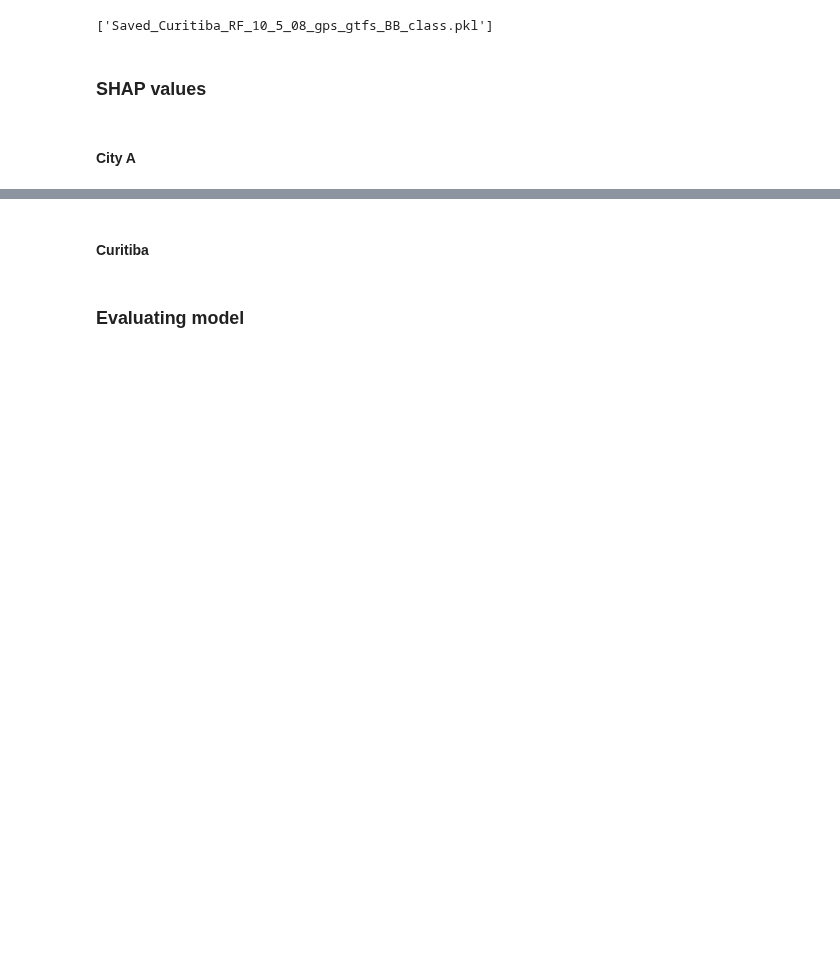
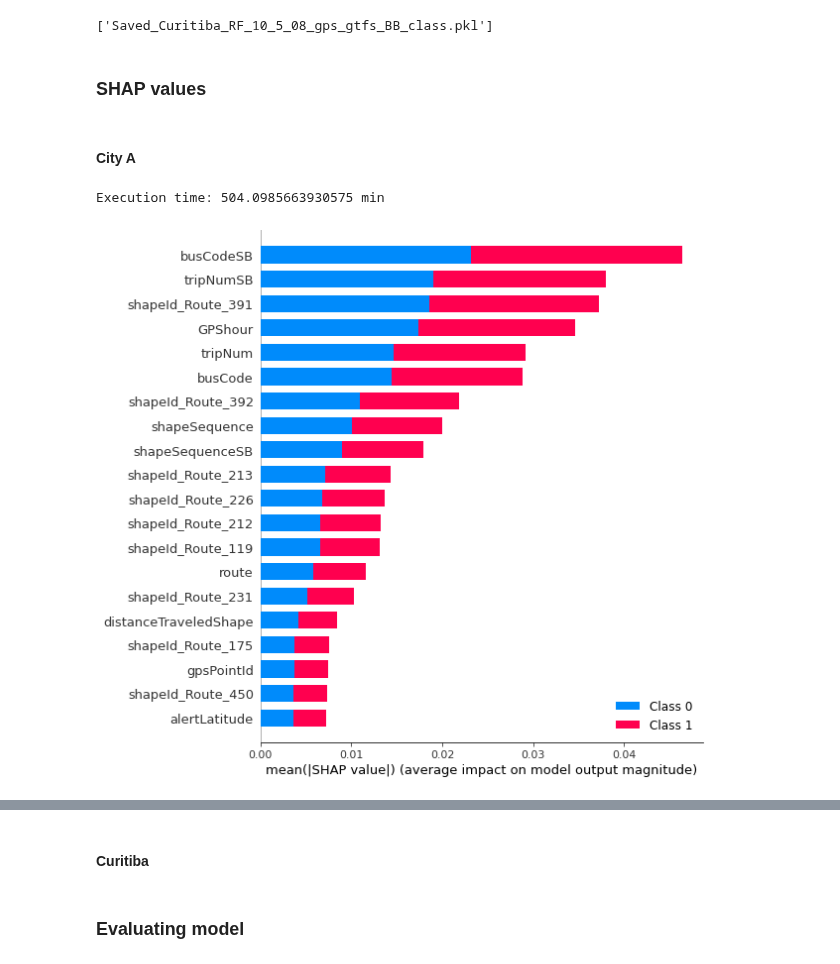
Before and after one commit to veruskasantos/INESProject, a Jupyter notebook: workspace/Model Prediction/Testing models/RandomForest/RandomForest.ipynb, the cells around one changed output, grey strips where cells are left out. Cells and saved outputs as stored; diff of their text form; code cells hidden in the pictures; blank space fills up the shorter version.

Commit message:
Updating shap values to save image

```diff
--- a/workspace/Model Prediction/Testing models/RandomForest/RandomForest.ipynb
+++ b/workspace/Model Prediction/Testing models/RandomForest/RandomForest.ipynb
@@ -149,0 +155,15 @@ Execution time: 24.46661021709442 min
+# %%
+# City A
+random.seed(42)
+
+try:
+    start
+except NameError: # start does not exist at all
+    start = time.time()
+
+rf = RandomForestClassifier(n_estimators=best_estimator_rf, min_samples_split=best_split_rf,
+                           max_features=best_max_feat_rf, n_jobs=-1)
+rf.fit(train_X, train_Y)
+
+end = time.time()
+print("Execution time: " + str((end - start)/60) + " min")
@@ -251,6 +274,15 @@ joblib.dump(rf, 'Saved_Curitiba_RF_10_5_08_gps_gtfs_BB_class.pkl')
 #### City A
 # %%
 # explain the model's predictions using SHAP
+start = time.time()
+
 explainer = shap.TreeExplainer(rf)
-shap_values = explainer.shap_values(train_X)
+shap_values = explainer.shap_values(train_X, check_additivity=False)
+
+end = time.time()
+print("Execution time: " + str((end - start)/60) + " min")
+
 shap.summary_plot(shap_values, train_X, plot_type="bar")
+# %% [output]
+Execution time: 504.0985663930575 min
+[figure, added]
```
Also changed, not shown: parts of 5 cells of this notebook, 3 other files.
